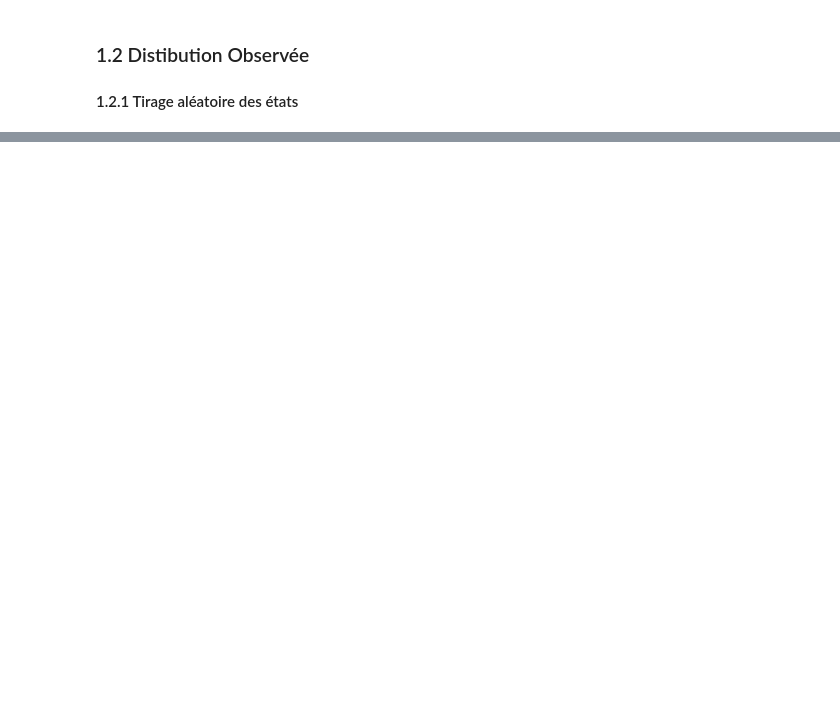
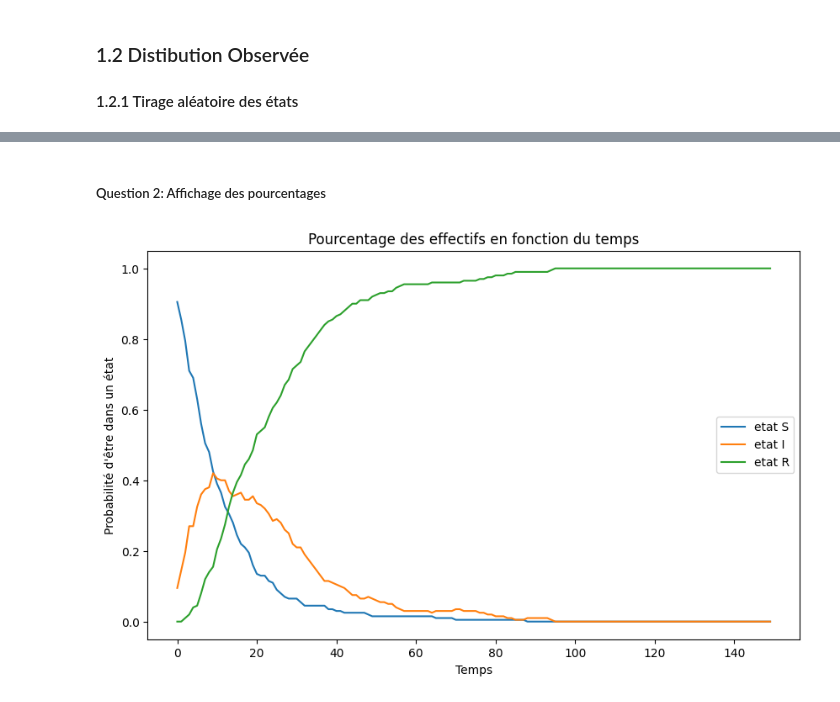
Before and after one commit to maelodie/markov, a Jupyter notebook: markov.ipynb, the cells around one changed output, grey strips where cells are left out. Saved outputs shown, nothing was run; the diff lists cells and outputs as text; code cells hidden in the pictures; blank space fills up the shorter version.

```diff
--- a/markov.ipynb
+++ b/markov.ipynb
@@ -215,0 +209,15 @@ ValueError: x and y must have same first dimension, but have shapes (200,) and (
+# %% [markdown]
+##### Question 2: Affichage des pourcentages
+# %%
+def pourcentages_population(repartition_population, nb_individus):
+    for temps in repartition_population:
+        for i in range(3):
+            temps[i] /= nb_individus
+    return repartition_population
+
+population = seq_alea_population(200, 150, pi0, A)
+distribution = distribution_population(population, 150, 200)
+pourcentages = pourcentages_population(distribution, 200)
+affichage_distribution(pourcentages)
+# %% [output]
+[figure, added]
```
Also changed, not shown: parts of 11 cells of this notebook, 1 other file.
